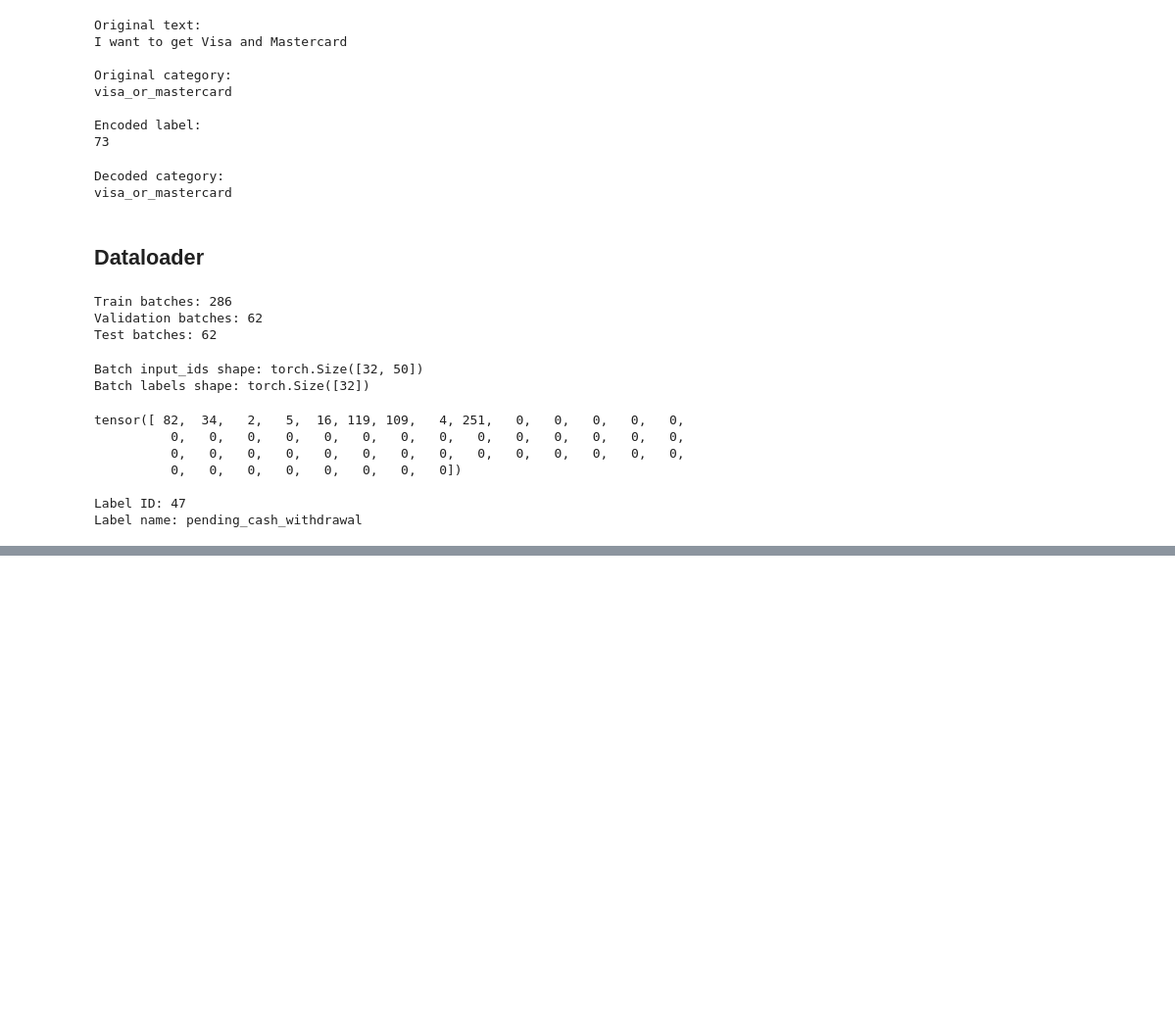
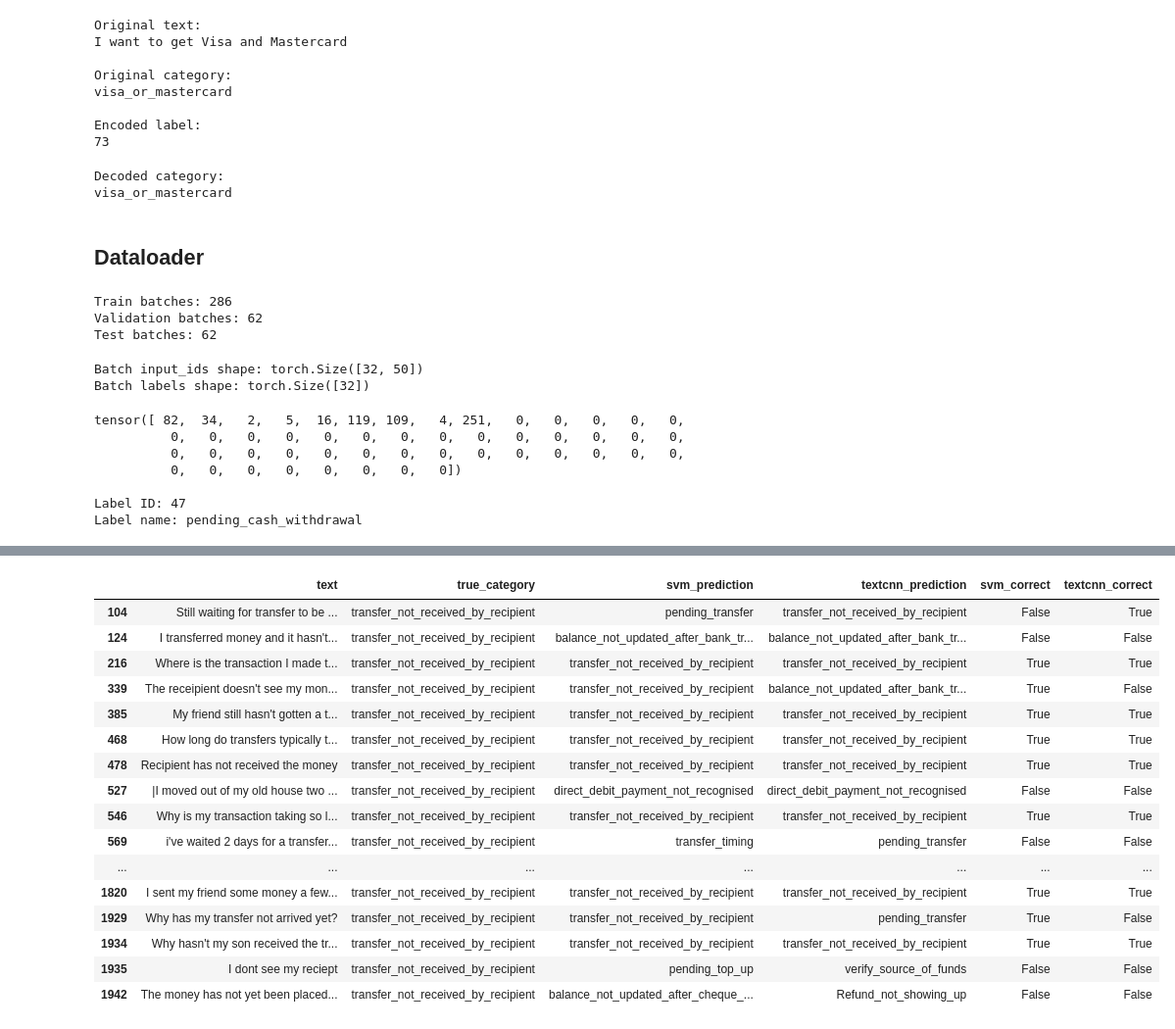
Before and after one commit to shdbdud/customer-ticket-routing, a Jupyter notebook: notebook/CNN_deep_learning_baseline.ipynb, the cells around one changed output, grey strips where cells are left out. Shown at 98% size. Saved outputs shown, nothing was run; the diff lists cells and outputs as text; code cells hidden in the pictures; blank space fills up the shorter version.

```diff
--- a/notebook/CNN_deep_learning_baseline.ipynb
+++ b/notebook/CNN_deep_learning_baseline.ipynb
@@ -988,0 +2168,19 @@ Label name: pending_cash_withdrawal
+# %%
+# Cell 54：SVM验证集预测
+
+svm_validation_features = (
+    loaded_tfidf.transform(
+        validation_df["text"]
+    )
+)
+
+svm_validation_predictions = (
+    loaded_svm.predict(
+        svm_validation_features
+    )
+)
+
+print(
+    "SVM validation predictions:",
+    len(svm_validation_predictions)
+)
@@ -988,0 +2806,45 @@ Label name: pending_cash_withdrawal
+# %%
+# Cell 71：查看transfer_not_received_by_recipient
+
+degraded_category = (
+    "transfer_not_received_by_recipient"
+)
+
+degraded_examples_df = (
+    model_comparison_df[
+        model_comparison_df["true_category"]
+        == degraded_category
+    ]
+    .copy()
+)
+
+display(
+    degraded_examples_df[
+        [
+            "text",
+            "true_category",
+            "svm_prediction",
+            "textcnn_prediction",
+            "svm_correct",
+            "textcnn_correct"
+        ]
+    ]
+)
+# %% [output]
+|  | text | true_category | svm_prediction | textcnn_prediction | svm_correct | textcnn_correct |
+| 104 | Still waiting for transfer to be ... | transfer_not_received_by_recipient | pending_transfer | transfer_not_received_by_recipient | False | True |
+| 124 | I transferred money and it hasn't... | transfer_not_received_by_recipient | balance_not_updated_after_bank_tr... | balance_not_updated_after_bank_tr... | False | False |
+| 216 | Where is the transaction I made t... | transfer_not_received_by_recipient | transfer_not_received_by_recipient | transfer_not_received_by_recipient | True | True |
+| 339 | The receipient doesn't see my mon... | transfer_not_received_by_recipient | transfer_not_received_by_recipient | balance_not_updated_after_bank_tr... | True | False |
+| 385 | My friend still hasn't gotten a t... | transfer_not_received_by_recipient | transfer_not_received_by_recipient | transfer_not_received_by_recipient | True | True |
+| 468 | How long do transfers typically t... | transfer_not_received_by_recipient | transfer_not_received_by_recipient | transfer_not_received_by_recipient | True | True |
+| 478 | Recipient has not received the money | transfer_not_received_by_recipient | transfer_not_received_by_recipient | transfer_not_received_by_recipient | True | True |
+| 527 | |I moved out of my old house two ... | transfer_not_received_by_recipient | direct_debit_payment_not_recognised | direct_debit_payment_not_recognised | False | False |
+| 546 | Why is my transaction taking so l... | transfer_not_received_by_recipient | transfer_not_received_by_recipient | transfer_not_received_by_recipient | True | True |
+| 569 | i've waited 2 days for a transfer... | transfer_not_received_by_recipient | transfer_timing | pending_transfer | False | False |
+| ... | ... | ... | ... | ... | ... | ... |
+| 1820 | I sent my friend some money a few... | transfer_not_received_by_recipient | transfer_not_received_by_recipient | transfer_not_received_by_recipient | True | True |
+| 1929 | Why has my transfer not arrived yet? | transfer_not_received_by_recipient | transfer_not_received_by_recipient | pending_transfer | True | False |
+| 1934 | Why hasn't my son received the tr... | transfer_not_received_by_recipient | transfer_not_received_by_recipient | transfer_not_received_by_recipient | True | True |
+| 1935 | I dont see my reciept | transfer_not_received_by_recipient | pending_top_up | verify_source_of_funds | False | False |
+| 1942 | The money has not yet been placed... | transfer_not_received_by_recipient | balance_not_updated_after_cheque_... | Refund_not_showing_up | False | False |
```
Also changed, not shown: parts of 64 cells of this notebook, 4 other files.
